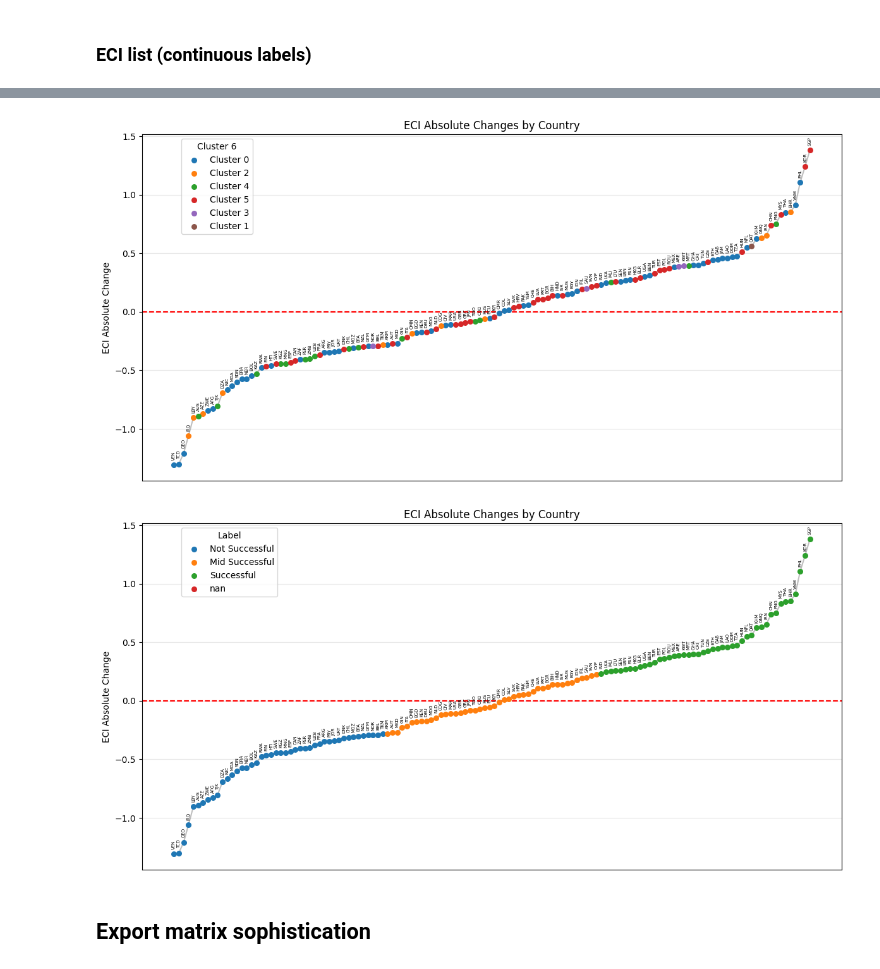
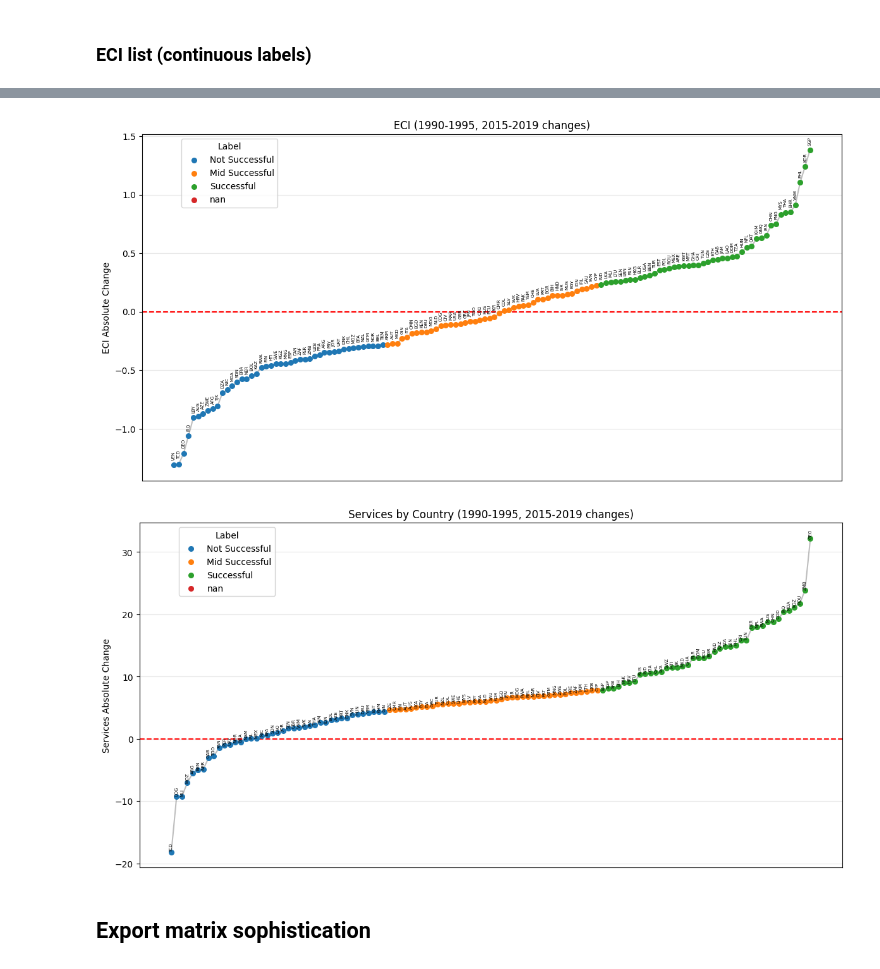
Before and after one commit to AyaanTigdikar/Capstone, a Jupyter notebook: code/3_label_clustering.ipynb, the cells around one changed output, grey strips where cells are left out. Saved outputs shown, nothing was run; the diff lists cells and outputs as text; code cells hidden in the pictures.

```diff
--- a/code/3_label_clustering.ipynb
+++ b/code/3_label_clustering.ipynb
@@ -296,9 +126,6 @@ plt.show()
 # %%
-import matplotlib.pyplot as plt
-import seaborn as sns
-
 # Sort by cluster_6
-df_sorted = df_change_eci.sort_values('cluster_6').reset_index(drop=True)
+df_sorted = df_change_clusters.sort_values('cluster_6').reset_index(drop=True)
 
 plt.figure(figsize=(12,6))
 
@@ -326,7 +153,7 @@ plt.axhline(y=0.0, color='red', linestyle='--', linewidth=1.5)
 # Remove x-axis labels
 plt.xticks([])
 
-plt.title('ECI Absolute Changes by Country (1990-1995, 2015-2019 changes)')
+plt.title('ECI Absolute Changes (1990-1995, 2015-2019 changes)')
 plt.xlabel('')
 plt.ylabel('ECI Absolute Change')
 plt.grid(alpha=0.3)
@@ -338,11 +204,11 @@ plt.show()
 # %%
 # Sort by ECI change
-df_sorted = df_change_eci.sort_values('Economic Complexity Index').reset_index(drop=True)
+df_sorted = df_change_clusters.sort_values('Economic Complexity Index').reset_index(drop=True)
 
 plt.figure(figsize=(12,6))
 
 # Generate a color palette based on unique clusters
-unique_clusters = df_sorted['cluster_6'].unique()
+unique_clusters = df_sorted['label'].unique()
 palette = sns.color_palette("tab10", n_colors=len(unique_clusters))
 cluster_colors = {cluster: color for cluster, color in zip(unique_clusters, palette)}
 
@@ -352,9 +218,9 @@ plt.plot(df_sorted.index, df_sorted['Economic Complexity Index'], linestyle='-',
 # Plot points colored by cluster and keep references for legend
 scatter_handles = []
 for cluster in unique_clusters:
-    cluster_data = df_sorted[df_sorted['cluster_6'] == cluster]
+    cluster_data = df_sorted[df_sorted['label'] == cluster]
     sc = plt.scatter(cluster_data.index, cluster_data['Economic Complexity Index'],
-                     color=cluster_colors[cluster], s=30, label=f'Cluster {cluster}', zorder=3)
+                     color=cluster_colors[cluster], s=30, label=f'{cluster}', zorder=3)
     scatter_handles.append(sc)
     # Annotate each point with country code
     for i, row in cluster_data.iterrows():
@@ -366,55 +232,55 @@ for cluster in unique_clusters:
 plt.xticks([])
 # Add red dashed horizontal line at 0
 plt.axhline(y=0.0, color='red', linestyle='--', linewidth=1.5)
-plt.title('ECI Absolute Changes by Country (1990-1995, 2015-2019 changes)')
+plt.title('ECI Absolute Change (1990-1995, 2015-2019 changes)')
 plt.xlabel('')
 plt.ylabel('ECI Absolute Change')
 plt.grid(alpha=0.3)
-plt.legend(title='Cluster 6', bbox_to_anchor=(.05, 1), loc='upper left')
+plt.legend(title='Label', bbox_to_anchor=(.05, 1), loc='upper left')
 plt.tight_layout()
 plt.show()
 # %% [output]
-[figure, old version]
+[figure, new version]
 # %%
 # Sort by ECI change
-df_sorted = df_change_eci.sort_values('Economic Complexity Index').reset_index(drop=True)
+df_sorted = df_change_clusters.sort_values('Services').reset_index(drop=True)
 
 plt.figure(figsize=(12,6))
 
 # Generate a color palette based on unique clusters
-unique_clusters = df_sorted['label'].unique()
+unique_clusters = df_sorted['label_services'].unique()
 palette = sns.color_palette("tab10", n_colors=len(unique_clusters))
 cluster_colors = {cluster: color for cluster, color in zip(unique_clusters, palette)}
 
 # Plot line connecting points (gray)
-plt.plot(df_sorted.index, df_sorted['Economic Complexity Index'], linestyle='-', color='gray', alpha=0.5)
+plt.plot(df_sorted.index, df_sorted['Services'], linestyle='-', color='gray', alpha=0.5)
 
 # Plot points colored by cluster and keep references for legend
 scatter_handles = []
 for cluster in unique_clusters:
-    cluster_data = df_sorted[df_sorted['label'] == cluster]
-    sc = plt.scatter(cluster_data.index, cluster_data['Economic Complexity Index'],
+    cluster_data = df_sorted[df_sorted['label_services'] == cluster]
+    sc = plt.scatter(cluster_data.index, cluster_data['Services'],
                      color=cluster_colors[cluster], s=30, label=f'{cluster}', zorder=3)
     scatter_handles.append(sc)
     # Annotate each point with country code
     for i, row in cluster_data.iterrows():
-        plt.text(i, row['Economic Complexity Index'] + 0.04, row['Country Code'],
+        plt.text(i, row['Services'] + 0.04, row['Country Code'],
                  ha='center', va='bottom', fontsize=5, rotation=90)
 
 
 # Remove x-axis labels
 plt.xticks([])
 # Add red dashed horizontal line at 0
 plt.axhline(y=0.0, color='red', linestyle='--', linewidth=1.5)
-plt.title('ECI Absolute Changes by Country (1990-1995, 2015-2019 changes)')
+plt.title('Services Absolute Change (1990-1995, 2015-2019 changes)')
 plt.xlabel('')
-plt.ylabel('ECI Absolute Change')
+plt.ylabel('Services Absolute Change')
 plt.grid(alpha=0.3)
 plt.legend(title='Label', bbox_to_anchor=(.05, 1), loc='upper left')
 plt.tight_layout()
 plt.show()
 # %% [output]
-[figure, old version]
+[figure, new version]
 # %% [markdown]
 ## Export matrix sophistication
 # %%
```
Also changed, not shown: parts of 15 cells of this notebook, 2 other files.
